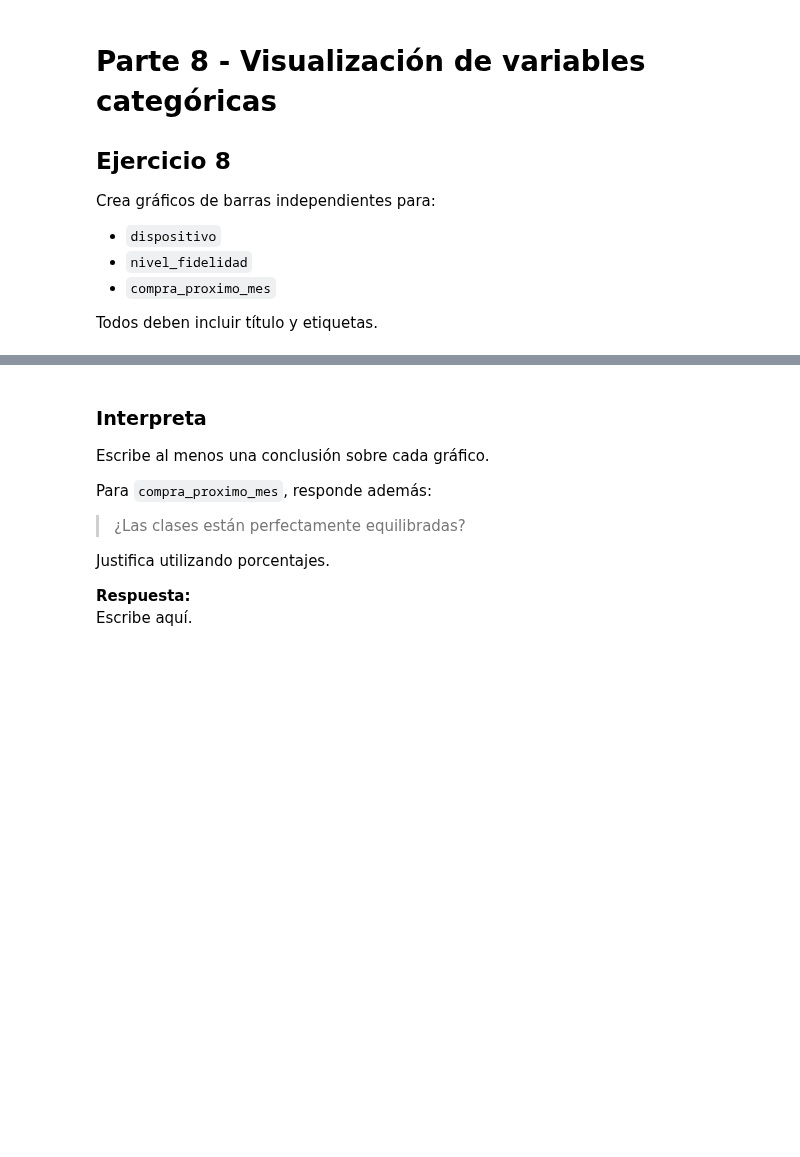
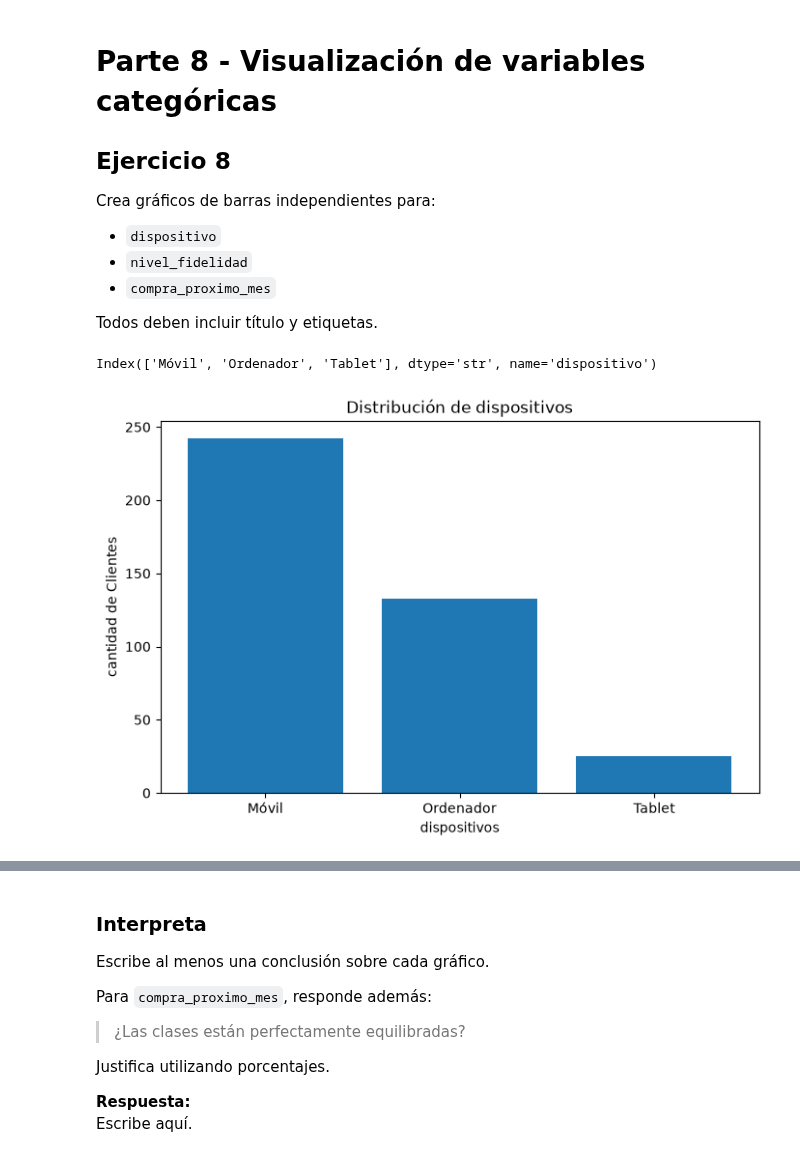
Before and after one commit to mmartinezvaras/s_aprendizaje, a Jupyter notebook: Notebooks S.aprendizaje/UD2/Practica_05.ipynb, the cells around one changed output, grey strips where cells are left out. Cells and saved outputs as stored; diff of their text form; code cells hidden in the pictures; blank space fills up the shorter version.

```diff
--- a/Notebooks S.aprendizaje/UD2/Practica_05.ipynb
+++ b/Notebooks S.aprendizaje/UD2/Practica_05.ipynb
@@ -610,0 +605,14 @@ Todos deben incluir título y etiquetas.
+# %%
+# TODO: gráfico de barras de dispositivo
+conteos_disp = df["dispositivo"].value_counts()
+print(conteos_disp.index)
+
+plt.figure(figsize=(8,5))
+plt.bar(conteos_disp.index, conteos_disp.values)
+plt.xlabel("dispositivos")
+plt.ylabel("cantidad de Clientes")
+plt.title("Distribución de dispositivos")
+plt.show()
+# %% [output]
+Index(['Móvil', 'Ordenador', 'Tablet'], dtype='str', name='dispositivo')
+[figure, added]
```
Also changed, not shown: parts of 11 cells of this notebook.
